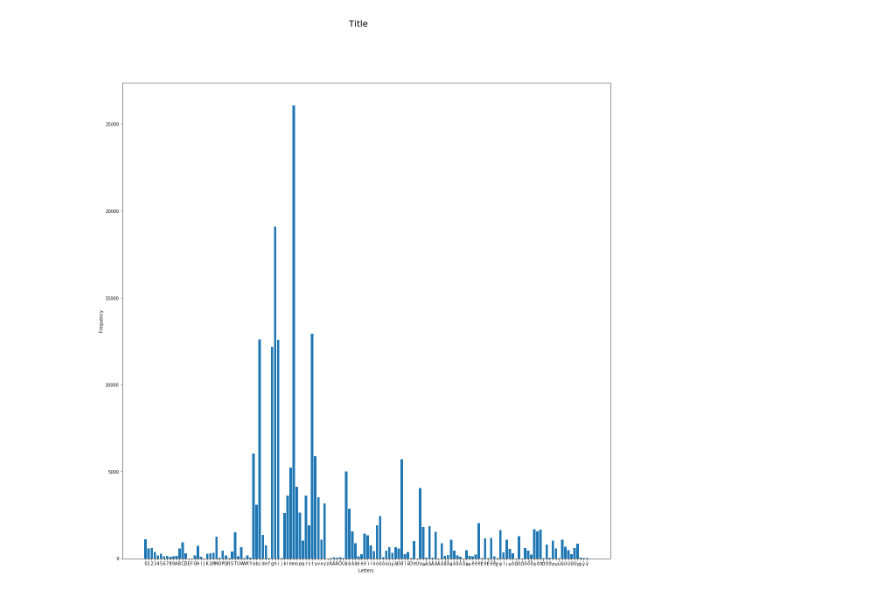
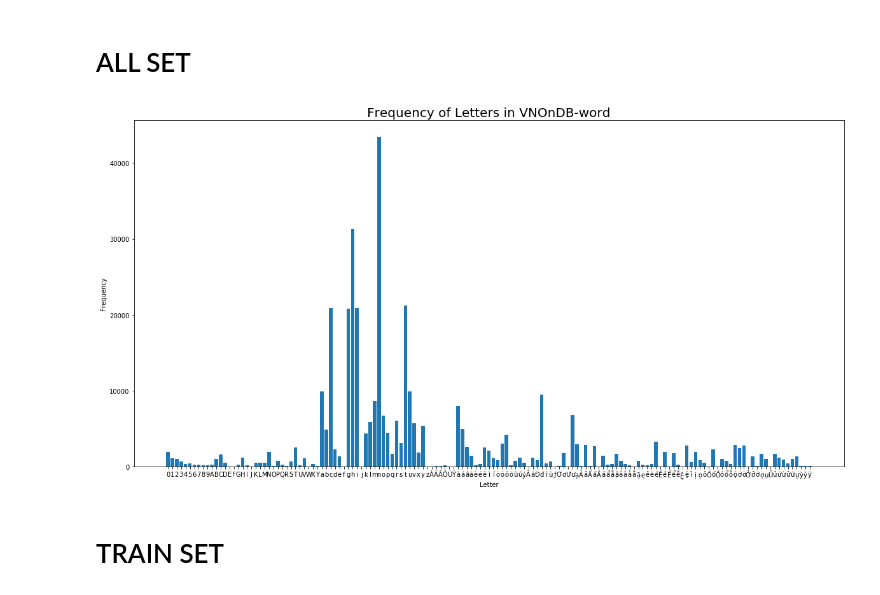
Before and after one commit to VinhLoiIT/vietnamese-htr, a Jupyter notebook: stat/Statistic.ipynb, the cells around one changed output. Drawn from its saved outputs; the diff is of its cells as text; code cells hidden in the pictures.

Commit message:
Add letter frequency

```diff
--- a/stat/Statistic.ipynb
+++ b/stat/Statistic.ipynb
@@ -22,10 +27,18 @@ words_count, letters_count, words_len = words_info('../../VNOnDB_word/train_word
+# %% [markdown]
+# ALL SET
+# %%
+_, all_letters_count, _ = words_info('../../vnondb_word/vnondb_word_all.csv')
 # %%
-fig = plt.figure(figsize=(20,20))
-plt.bar(letters_count.keys(), letters_count.values())
+# all letters
+fig = plt.figure(figsize=(20,10))
+plt.bar(all_letters_count.keys(), all_letters_count.values())
 
-fig.suptitle('Title', fontsize=20)
-plt.xlabel('Letters', fontsize=10)
+plt.title('Frequency of Letters in VNOnDB-word', fontsize=20)
+plt.xlabel('Letter', fontsize=10)
 plt.ylabel('Frequency', fontsize=10)
-fig.savefig('letters_count.jpg', dpi=100)
+
+fig.savefig('word_all/letter_frequency.jpg', dpi=300)
 # %% [output]
-[figure, old version]
+[figure, new version]
+# %% [markdown]
+# TRAIN SET
```
Also changed, not shown: parts of 12 cells of this notebook, 6 other files.
